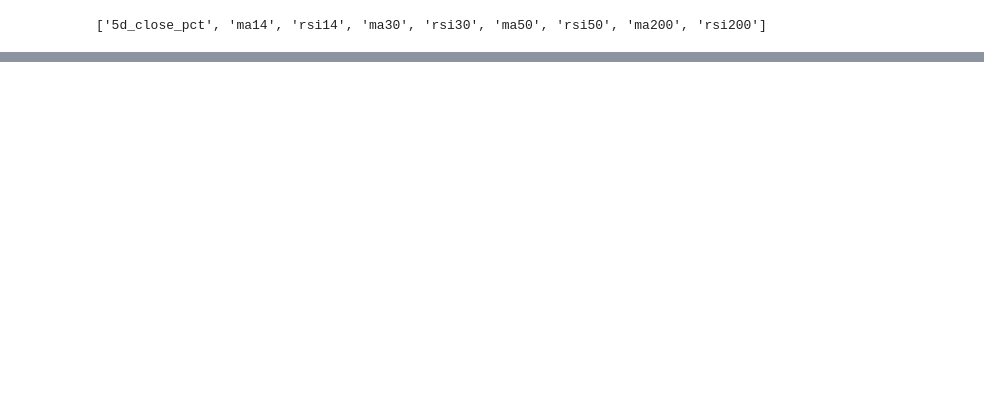
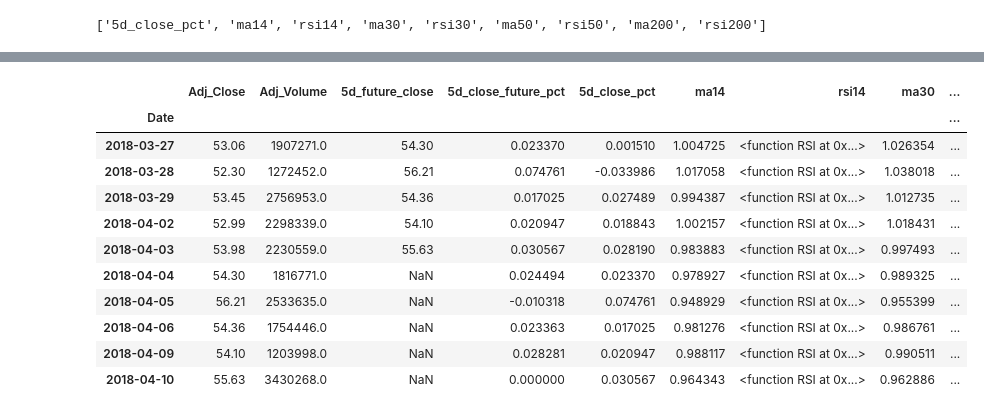
Before and after one commit to thap/machine-learning-finance, a Jupyter notebook: notebooks/Machine_Learning_for_Finance.ipynb, the cells around one changed output, grey strips where cells are left out. Drawn from its saved outputs; the diff is of its cells as text; code cells hidden in the pictures; blank space fills up the shorter version.

```diff
--- a/notebooks/Machine_Learning_for_Finance.ipynb
+++ b/notebooks/Machine_Learning_for_Finance.ipynb
@@ -221,0 +156,15 @@ print(feature_names)
+# %%
+lng.tail(10)
+# %% [output]
+|  | Adj_Close | Adj_Volume | 5d_future_close | 5d_close_future_pct | 5d_close_pct | ma14 | rsi14 | ma30 | ... |
+| Date |  |  |  |  |  |  |  |  | ... |
+| 2018-03-27 | 53.06 | 1907271.0 | 54.30 | 0.023370 | 0.001510 | 1.004725 | <function RSI at 0x...> | 1.026354 | ... |
+| 2018-03-28 | 52.30 | 1272452.0 | 56.21 | 0.074761 | -0.033986 | 1.017058 | <function RSI at 0x...> | 1.038018 | ... |
+| 2018-03-29 | 53.45 | 2756953.0 | 54.36 | 0.017025 | 0.027489 | 0.994387 | <function RSI at 0x...> | 1.012735 | ... |
+| 2018-04-02 | 52.99 | 2298339.0 | 54.10 | 0.020947 | 0.018843 | 1.002157 | <function RSI at 0x...> | 1.018431 | ... |
+| 2018-04-03 | 53.98 | 2230559.0 | 55.63 | 0.030567 | 0.028190 | 0.983883 | <function RSI at 0x...> | 0.997493 | ... |
+| 2018-04-04 | 54.30 | 1816771.0 | NaN | 0.024494 | 0.023370 | 0.978927 | <function RSI at 0x...> | 0.989325 | ... |
+| 2018-04-05 | 56.21 | 2533635.0 | NaN | -0.010318 | 0.074761 | 0.948929 | <function RSI at 0x...> | 0.955399 | ... |
+| 2018-04-06 | 54.36 | 1754446.0 | NaN | 0.023363 | 0.017025 | 0.981276 | <function RSI at 0x...> | 0.986761 | ... |
+| 2018-04-09 | 54.10 | 1203998.0 | NaN | 0.028281 | 0.020947 | 0.988117 | <function RSI at 0x...> | 0.990511 | ... |
+| 2018-04-10 | 55.63 | 3430268.0 | NaN | 0.000000 | 0.030567 | 0.964343 | <function RSI at 0x...> | 0.962886 | ... |
```
Also changed, not shown: parts of 13 cells of this notebook.
